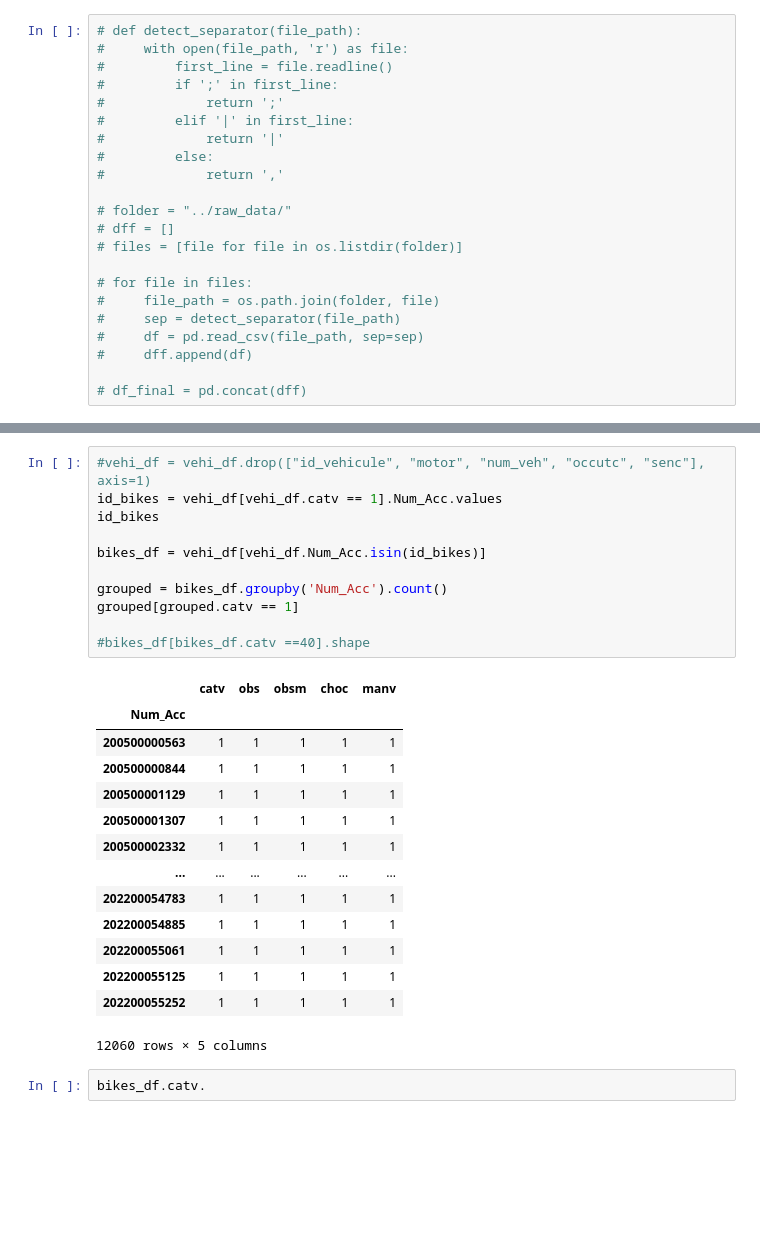
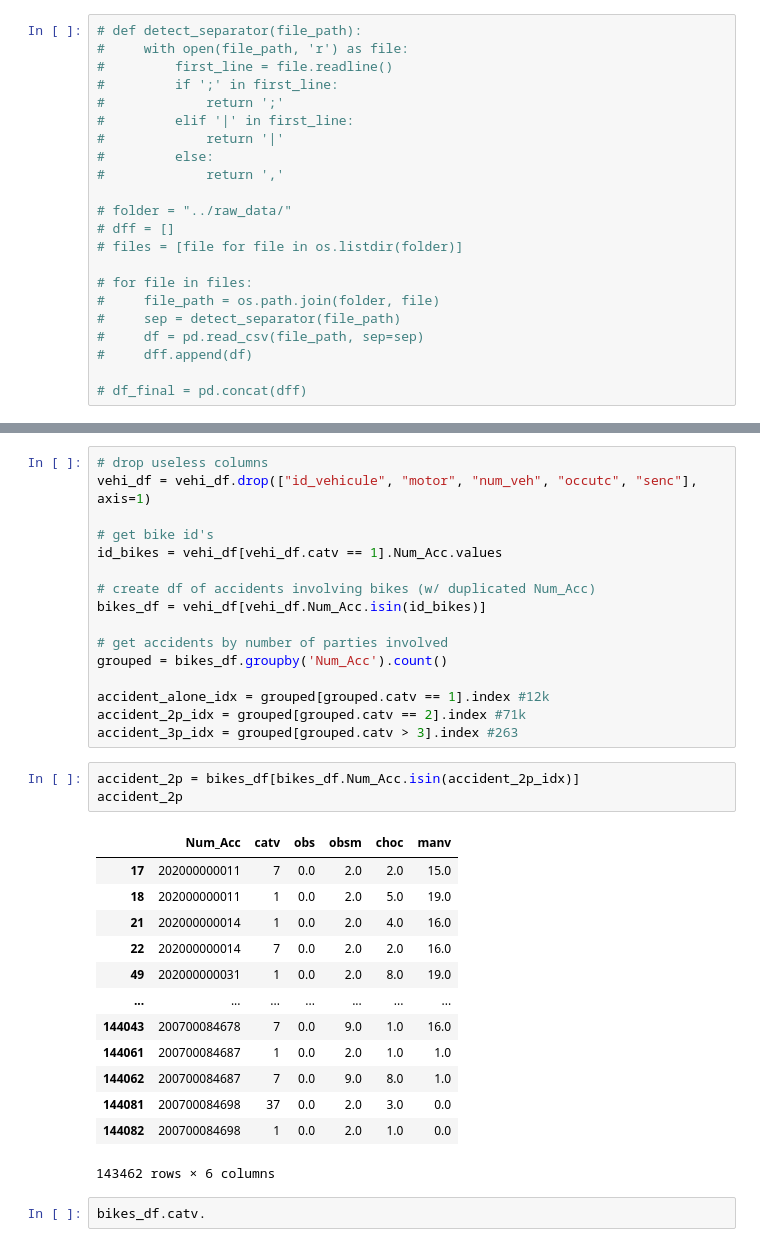
Before and after one commit to AurelienBr22/CyclingFacilities, a Jupyter notebook: notebooks/notebook_axel.ipynb, the cells around one changed output, grey strips where cells are left out. Drawn from its saved outputs; the diff is of its cells as text; blank space fills up the shorter version.

```diff
--- a/notebooks/notebook_axel.ipynb
+++ b/notebooks/notebook_axel.ipynb
@@ -166,29 +164,36 @@ vehi_df = concat_files("vehicules")
 # %%
-#vehi_df = vehi_df.drop(["id_vehicule", "motor", "num_veh", "occutc", "senc"], axis=1)
+# drop useless columns
+vehi_df = vehi_df.drop(["id_vehicule", "motor", "num_veh", "occutc", "senc"], axis=1)
+
+# get bike id's
 id_bikes = vehi_df[vehi_df.catv == 1].Num_Acc.values
-id_bikes
 
+# create df of accidents involving bikes (w/ duplicated Num_Acc)
 bikes_df = vehi_df[vehi_df.Num_Acc.isin(id_bikes)]
 
+# get accidents by number of parties involved
 grouped = bikes_df.groupby('Num_Acc').count()
-grouped[grouped.catv == 1]
 
-#bikes_df[bikes_df.catv ==40].shape
+accident_alone_idx = grouped[grouped.catv == 1].index #12k
+accident_2p_idx = grouped[grouped.catv == 2].index #71k
+accident_3p_idx = grouped[grouped.catv > 3].index #263
-# %% [output]
-|  | catv | obs | obsm | choc | manv |
-| Num_Acc |  |  |  |  |  |
-| 200500000563 | 1 | 1 | 1 | 1 | 1 |
-| 200500000844 | 1 | 1 | 1 | 1 | 1 |
-| 200500001129 | 1 | 1 | 1 | 1 | 1 |
-| 200500001307 | 1 | 1 | 1 | 1 | 1 |
-| 200500002332 | 1 | 1 | 1 | 1 | 1 |
-| ... | ... | ... | ... | ... | ... |
-| 202200054783 | 1 | 1 | 1 | 1 | 1 |
-| 202200054885 | 1 | 1 | 1 | 1 | 1 |
-| 202200055061 | 1 | 1 | 1 | 1 | 1 |
-| 202200055125 | 1 | 1 | 1 | 1 | 1 |
-| 202200055252 | 1 | 1 | 1 | 1 | 1 |
-12060 rows × 5 columns
+# %%
+accident_2p = bikes_df[bikes_df.Num_Acc.isin(accident_2p_idx)]
+accident_2p
+# %% [output]
+|  | Num_Acc | catv | obs | obsm | choc | manv |
+| 17 | 202000000011 | 7 | 0.0 | 2.0 | 2.0 | 15.0 |
+| 18 | 202000000011 | 1 | 0.0 | 2.0 | 5.0 | 19.0 |
+| 21 | 202000000014 | 1 | 0.0 | 2.0 | 4.0 | 16.0 |
+| 22 | 202000000014 | 7 | 0.0 | 2.0 | 2.0 | 16.0 |
+| 49 | 202000000031 | 1 | 0.0 | 2.0 | 8.0 | 19.0 |
+| ... | ... | ... | ... | ... | ... | ... |
+| 144043 | 200700084678 | 7 | 0.0 | 9.0 | 1.0 | 16.0 |
+| 144061 | 200700084687 | 1 | 0.0 | 2.0 | 1.0 | 1.0 |
+| 144062 | 200700084687 | 7 | 0.0 | 9.0 | 8.0 | 1.0 |
+| 144081 | 200700084698 | 37 | 0.0 | 2.0 | 3.0 | 0.0 |
+| 144082 | 200700084698 | 1 | 0.0 | 2.0 | 1.0 | 0.0 |
+143462 rows × 6 columns
 # %%
 bikes_df.catv.
 # %% [output]
```
Also changed, not shown: parts of 4 cells of this notebook.
